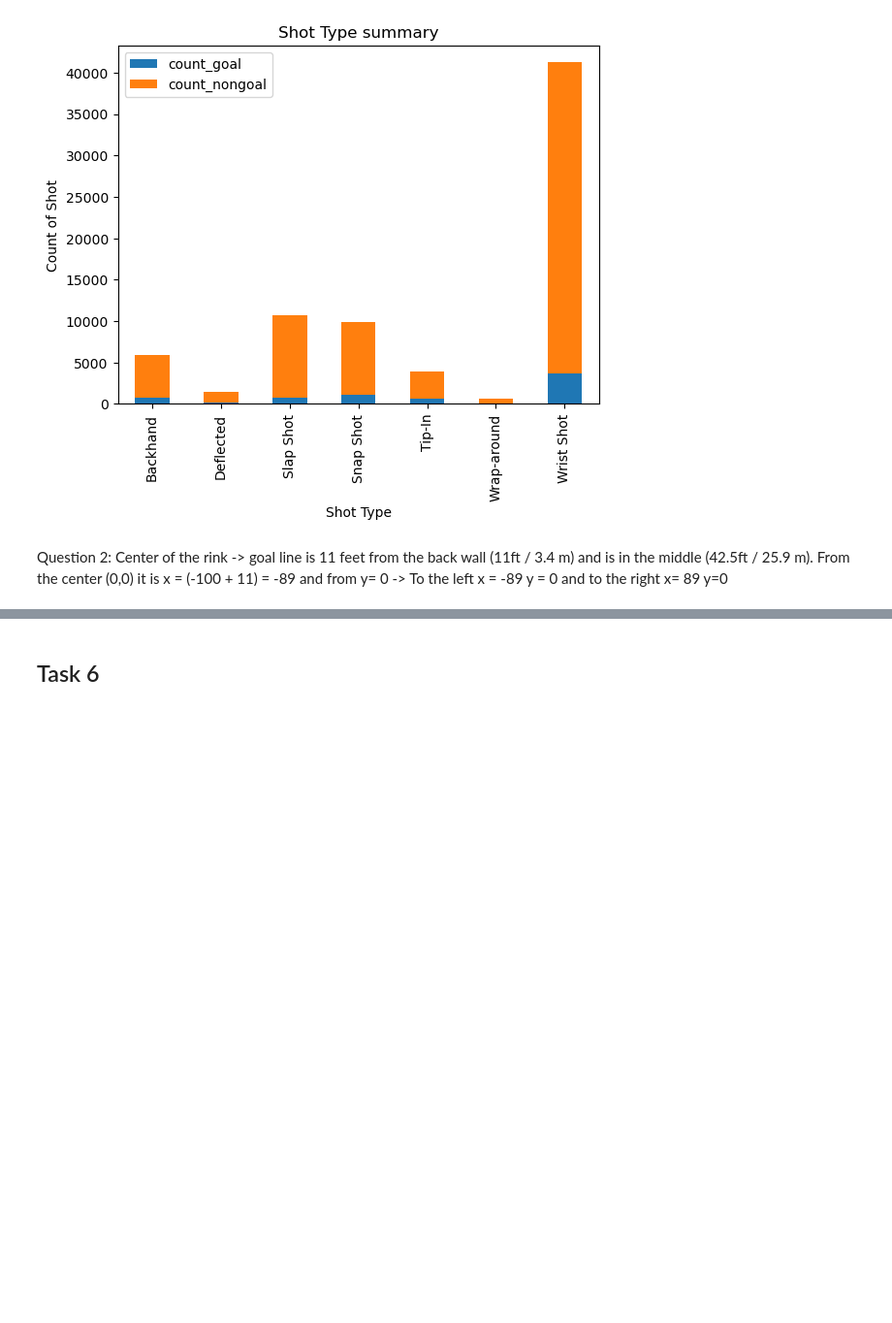
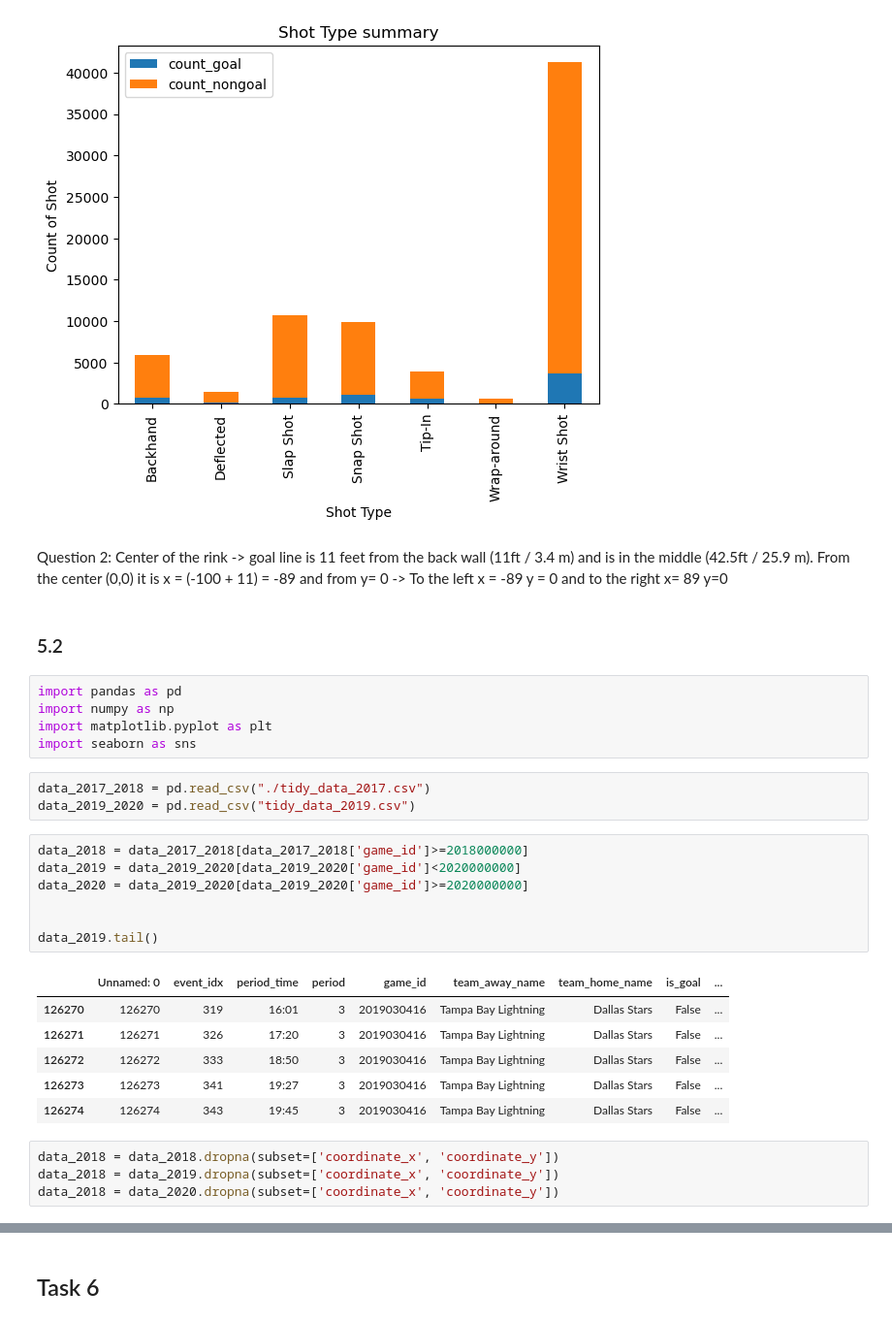
Before and after one commit to mina-parham/IFT6758-Project, a Jupyter notebook: notebooks/Milestone1.ipynb, the cells around one changed output, grey strips where cells are left out. Shown at 97% size. Drawn from its saved outputs; the diff is of its cells as text; blank space fills up the shorter version.

```diff
--- a/notebooks/Milestone1.ipynb
+++ b/notebooks/Milestone1.ipynb
@@ -380,3 +382,31 @@ plt.show()
 [figure]
 # %% [markdown]
 Question 2: Center of the rink -> goal line is 11 feet from the back wall (11ft / 3.4 m) and is in the middle (42.5ft / 25.9 m). From the center (0,0) it is x = (-100 + 11) = -89 and from y= 0 -> To the left x = -89 y = 0 and to the right x= 89 y=0
+# %% [markdown]
+### 5.2
+# %%
+import pandas as pd
+import numpy as np
+import matplotlib.pyplot as plt
+import seaborn as sns
+# %%
+data_2017_2018 = pd.read_csv("./tidy_data_2017.csv")
+data_2019_2020 = pd.read_csv("tidy_data_2019.csv")
+# %%
+data_2018 = data_2017_2018[data_2017_2018['game_id']>=2018000000]
+data_2019 = data_2019_2020[data_2019_2020['game_id']<2020000000]
+data_2020 = data_2019_2020[data_2019_2020['game_id']>=2020000000]
+
+
+data_2019.tail()
+# %% [output]
+|  | Unnamed: 0 | event_idx | period_time | period | game_id | team_away_name | team_home_name | is_goal | ... |
+| 126270 | 126270 | 319 | 16:01 | 3 | 2019030416 | Tampa Bay Lightning | Dallas Stars | False | ... |
+| 126271 | 126271 | 326 | 17:20 | 3 | 2019030416 | Tampa Bay Lightning | Dallas Stars | False | ... |
+| 126272 | 126272 | 333 | 18:50 | 3 | 2019030416 | Tampa Bay Lightning | Dallas Stars | False | ... |
+| 126273 | 126273 | 341 | 19:27 | 3 | 2019030416 | Tampa Bay Lightning | Dallas Stars | False | ... |
+| 126274 | 126274 | 343 | 19:45 | 3 | 2019030416 | Tampa Bay Lightning | Dallas Stars | False | ... |
+# %%
+data_2018 = data_2018.dropna(subset=['coordinate_x', 'coordinate_y'])
+data_2018 = data_2019.dropna(subset=['coordinate_x', 'coordinate_y'])
+data_2018 = data_2020.dropna(subset=['coordinate_x', 'coordinate_y'])
```
Also changed, not shown: parts of 12 cells of this notebook, 1 other file.
